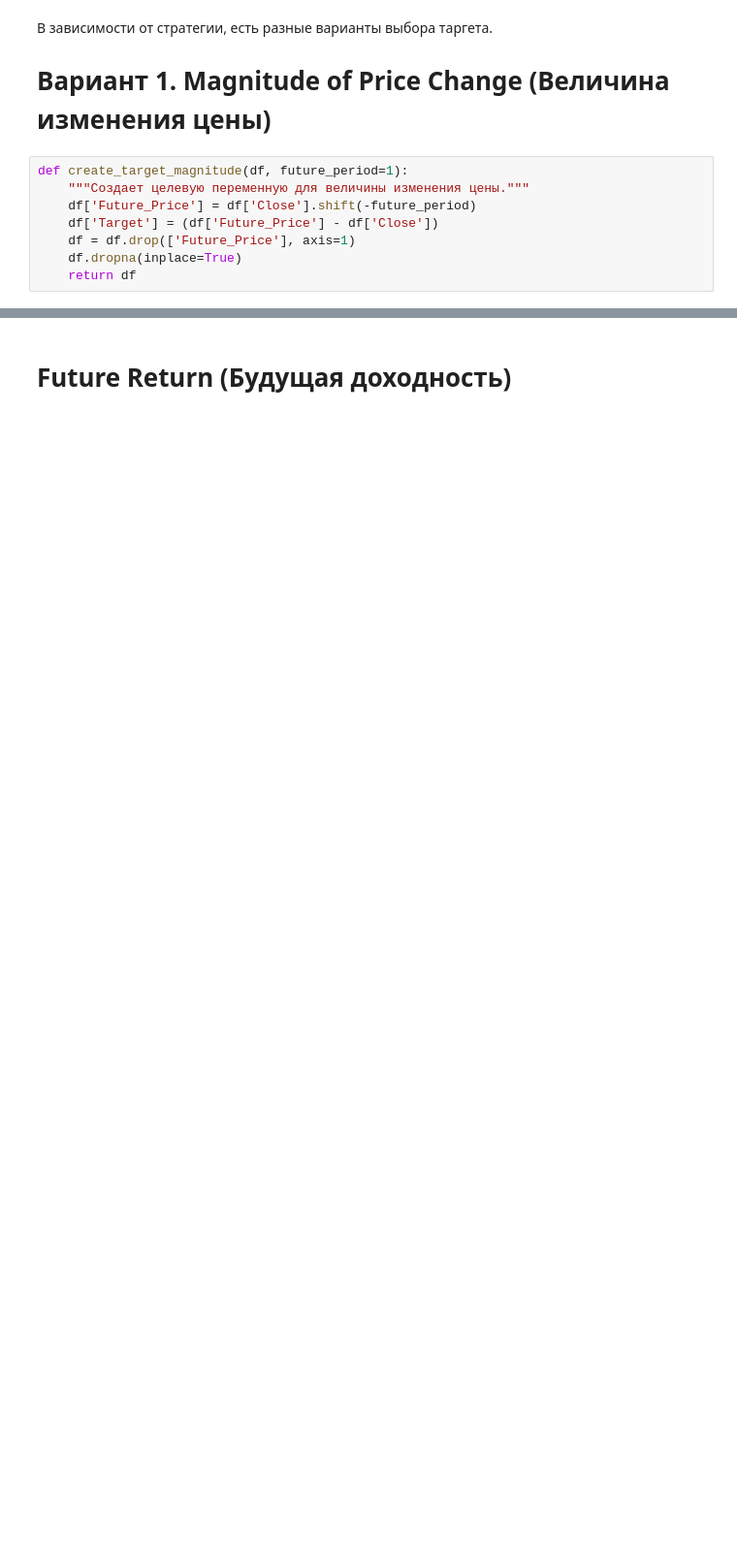
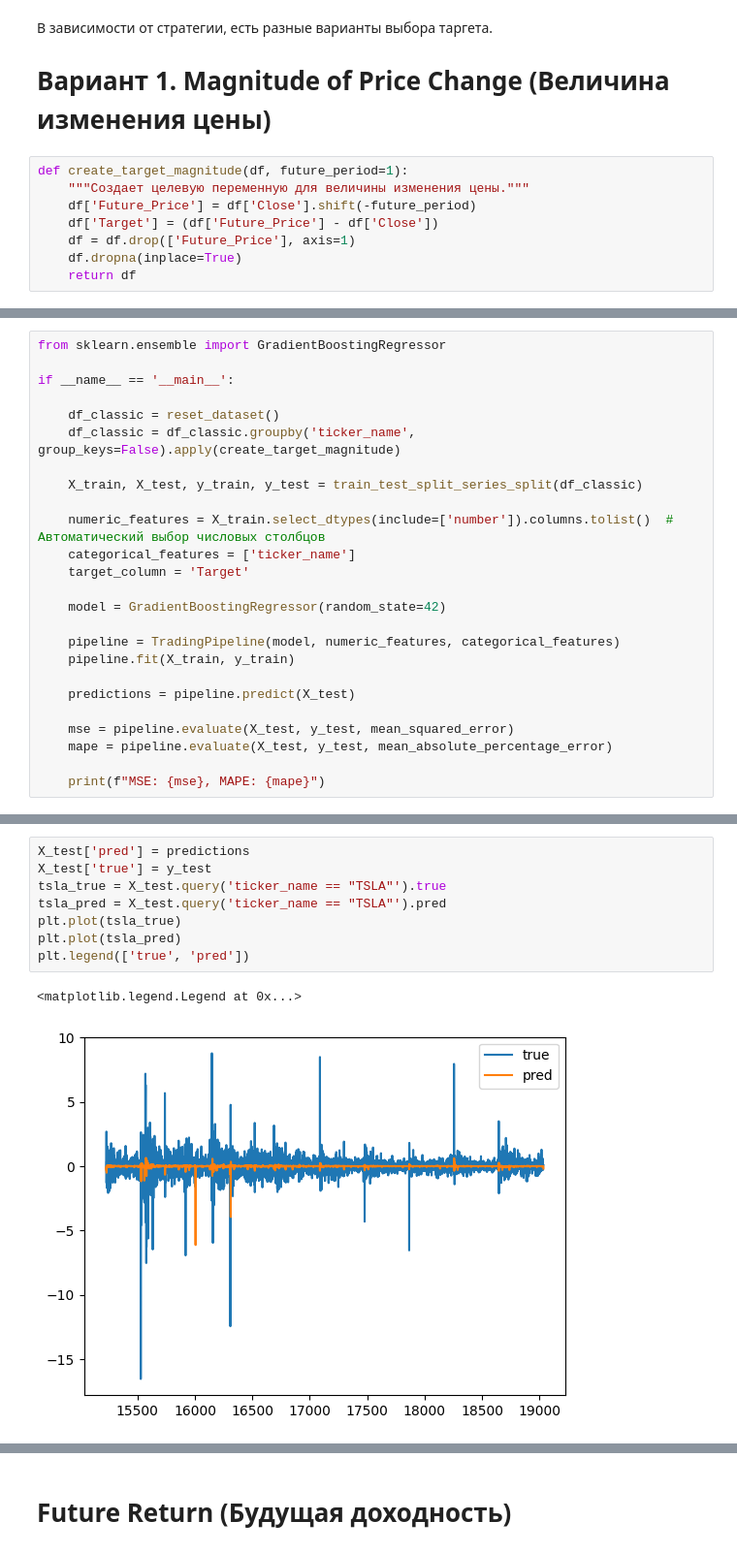
Before and after one commit to vsinyutsina/hft_final_qw, a Jupyter notebook: Применение_самых_простых_стратегий.ipynb, the cells around one changed output, grey strips where cells are left out. Shown: that part at 97% size. Drawn from its saved outputs; the diff is of its cells as text; blank space fills up the shorter version.

```diff
--- a/Применение_самых_простых_стратегий.ipynb
+++ b/Применение_самых_простых_стратегий.ipynb
@@ -639,0 +786,25 @@ def simulate_trades_price_change(df, predictions, initial_capital=100000, commis
+# %%
+from sklearn.ensemble import GradientBoostingRegressor
+
+if __name__ == '__main__':
+
+    df_classic = reset_dataset()
+    df_classic = df_classic.groupby('ticker_name', group_keys=False).apply(create_target_magnitude)
+
+    X_train, X_test, y_train, y_test = train_test_split_series_split(df_classic)
+
+    numeric_features = X_train.select_dtypes(include=['number']).columns.tolist()  # Автоматический выбор числовых столбцов
+    categorical_features = ['ticker_name']
+    target_column = 'Target'
+
+    model = GradientBoostingRegressor(random_state=42)
+
+    pipeline = TradingPipeline(model, numeric_features, categorical_features)
+    pipeline.fit(X_train, y_train)
+
+    predictions = pipeline.predict(X_test)
+
+    mse = pipeline.evaluate(X_test, y_test, mean_squared_error)
+    mape = pipeline.evaluate(X_test, y_test, mean_absolute_percentage_error)
+
+    print(f"MSE: {mse}, MAPE: {mape}")
@@ -639,0 +816,11 @@ def simulate_trades_price_change(df, predictions, initial_capital=100000, commis
+# %%
+X_test['pred'] = predictions
+X_test['true'] = y_test
+tsla_true = X_test.query('ticker_name == "TSLA"').true
+tsla_pred = X_test.query('ticker_name == "TSLA"').pred
+plt.plot(tsla_true)
+plt.plot(tsla_pred)
+plt.legend(['true', 'pred'])
+# %% [output]
+<matplotlib.legend.Legend at 0x...>
+[figure, added]
```
Also changed, not shown: parts of 56 cells of this notebook.
